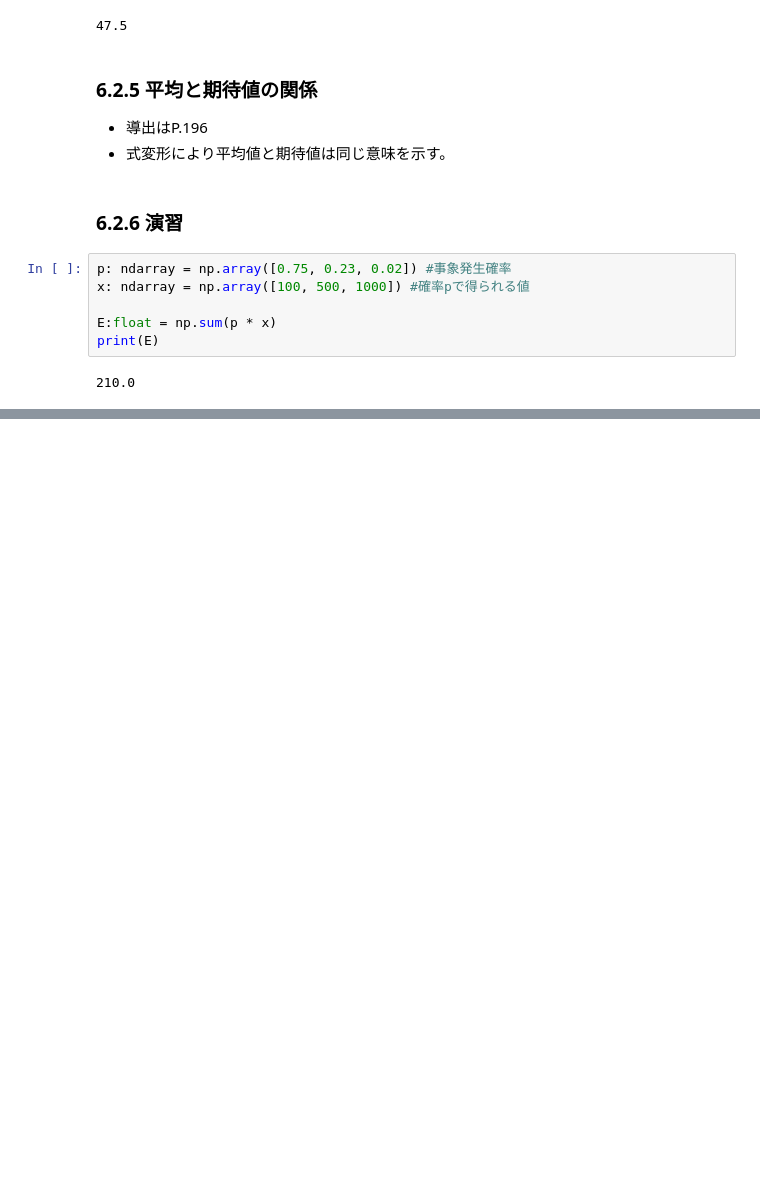
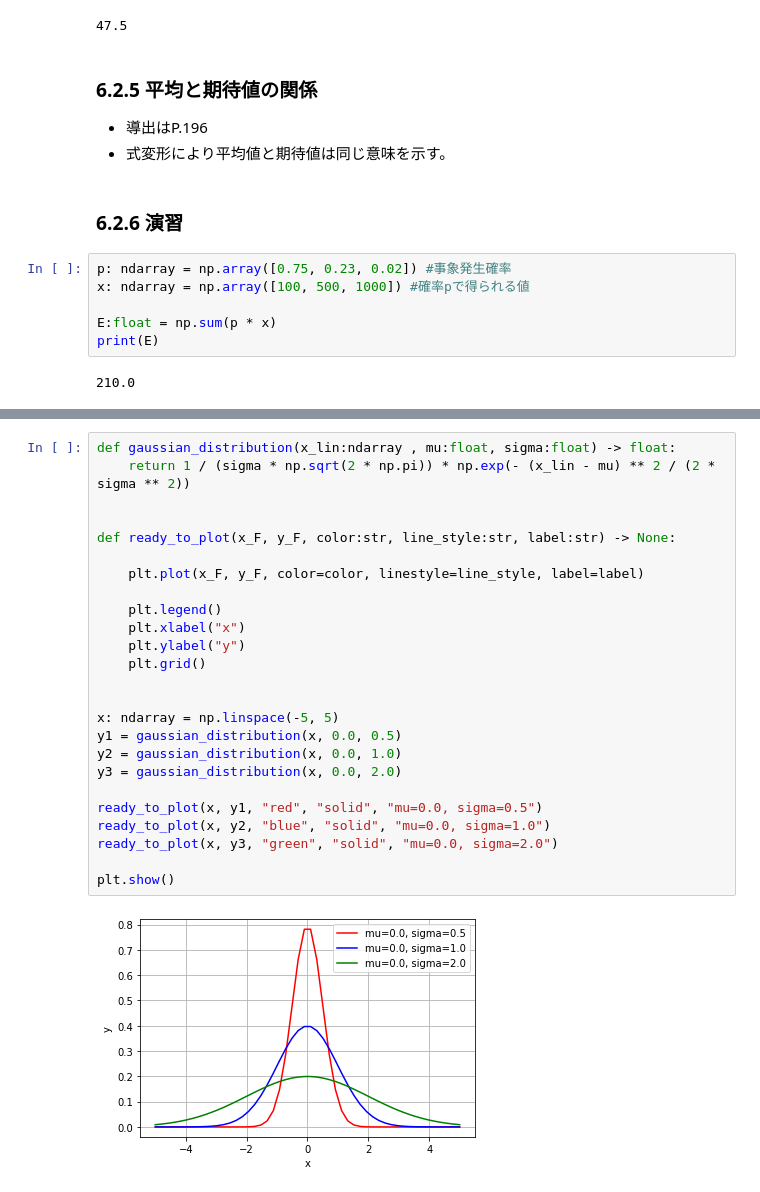
Before and after one commit to tsyu12345/python-ml-text, a Jupyter notebook: Unit6.ipynb, the cells around one changed output, grey strips where cells are left out. Drawn from its saved outputs; the diff is of its cells as text; blank space fills up the shorter version.

```diff
--- a/Unit6.ipynb
+++ b/Unit6.ipynb
@@ -91,0 +147,27 @@ print(E)
+# %%
+def gaussian_distribution(x_lin:ndarray , mu:float, sigma:float) -> float:
+    return 1 / (sigma * np.sqrt(2 * np.pi)) * np.exp(- (x_lin - mu) ** 2 / (2 * sigma ** 2))
+
+
+def ready_to_plot(x_F, y_F, color:str, line_style:str, label:str) -> None:
+
+    plt.plot(x_F, y_F, color=color, linestyle=line_style, label=label)
+
+    plt.legend()
+    plt.xlabel("x")
+    plt.ylabel("y")
+    plt.grid()
+
+
+x: ndarray = np.linspace(-5, 5)
+y1 = gaussian_distribution(x, 0.0, 0.5)
+y2 = gaussian_distribution(x, 0.0, 1.0)
+y3 = gaussian_distribution(x, 0.0, 2.0)
+
+ready_to_plot(x, y1, "red", "solid", "mu=0.0, sigma=0.5")
+ready_to_plot(x, y2, "blue", "solid", "mu=0.0, sigma=1.0")
+ready_to_plot(x, y3, "green", "solid", "mu=0.0, sigma=2.0")
+
+plt.show()
+# %% [output]
+[figure, added]
```
Also changed, not shown: parts of 13 cells of this notebook.
